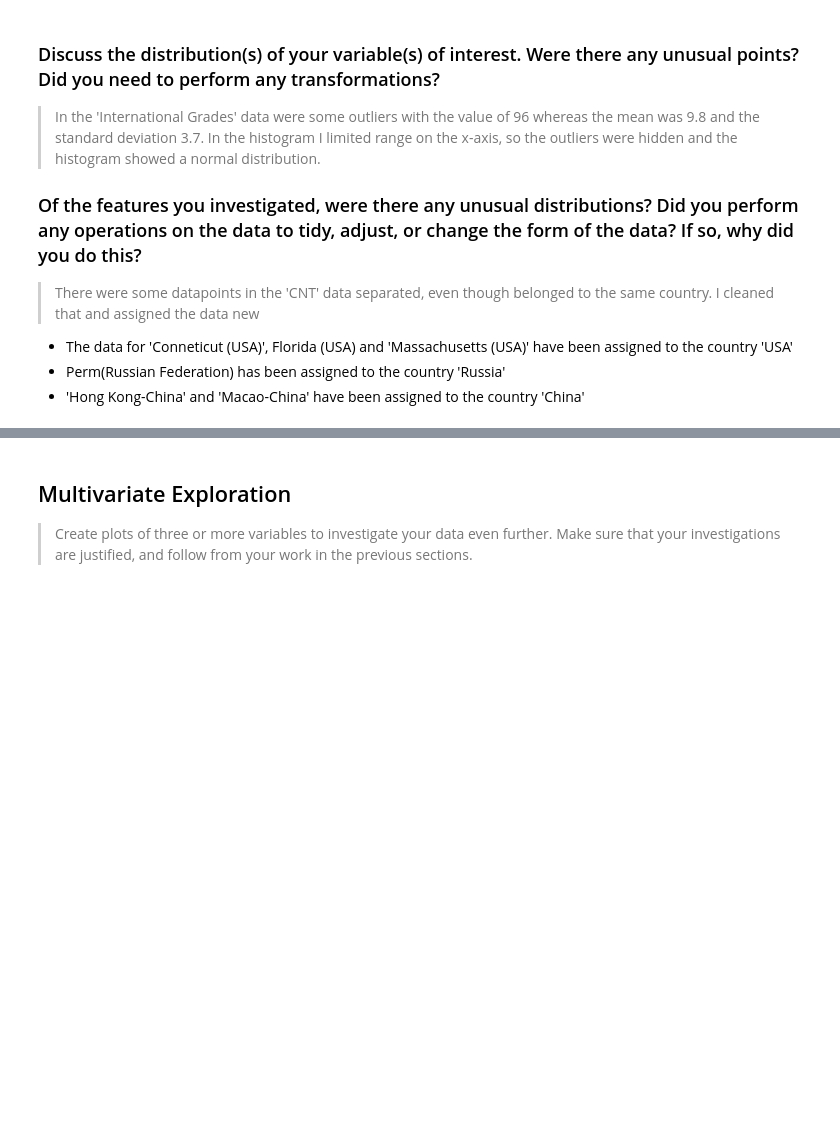
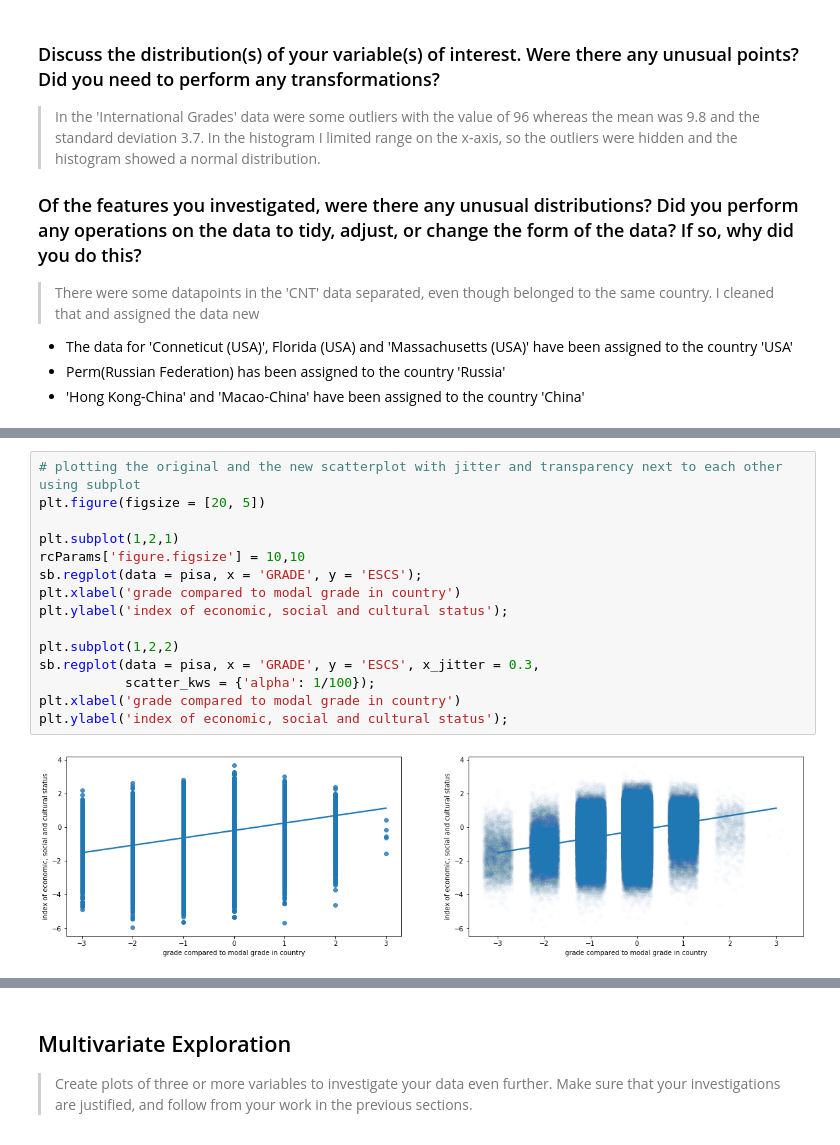
Before and after one commit to jhehemann/udacity_project_5_communicate_data_findings, a Jupyter notebook: exploration_template.ipynb, the cells around one changed output, grey strips where cells are left out. Cells and saved outputs as stored; diff of their text form; blank space fills up the shorter version.

```diff
--- a/exploration_template.ipynb
+++ b/exploration_template.ipynb
@@ -565,0 +648,17 @@ fashion in the previous section (univariate exploration).
+# %%
+# plotting the original and the new scatterplot with jitter and transparency next to each other using subplot
+plt.figure(figsize = [20, 5])
+
+plt.subplot(1,2,1)
+rcParams['figure.figsize'] = 10,10
+sb.regplot(data = pisa, x = 'GRADE', y = 'ESCS');
+plt.xlabel('grade compared to modal grade in country')
+plt.ylabel('index of economic, social and cultural status');
+
+plt.subplot(1,2,2)
+sb.regplot(data = pisa, x = 'GRADE', y = 'ESCS', x_jitter = 0.3,
+           scatter_kws = {'alpha': 1/100});
+plt.xlabel('grade compared to modal grade in country')
+plt.ylabel('index of economic, social and cultural status');
+# %% [output]
+[figure, added]
```
Also changed, not shown: parts of 69 cells of this notebook.
